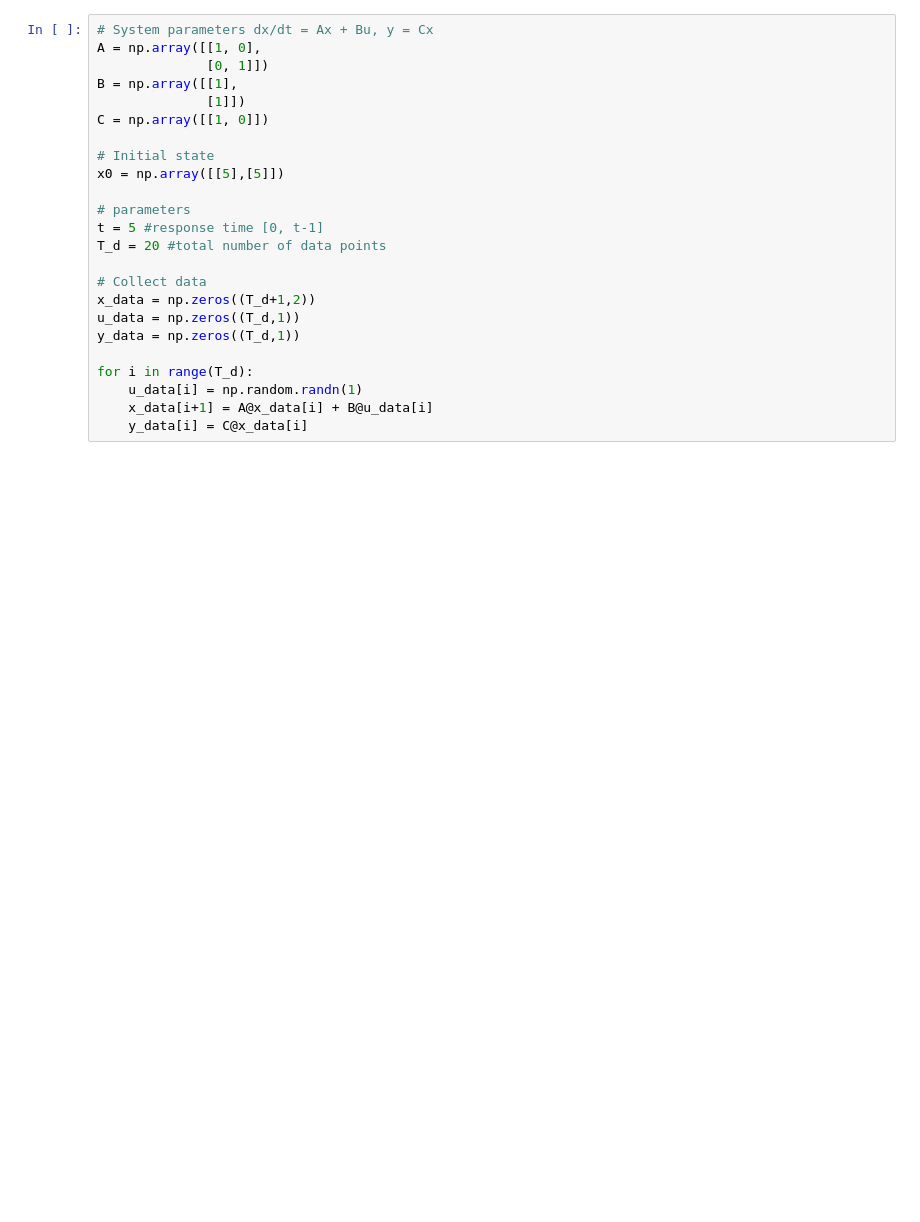
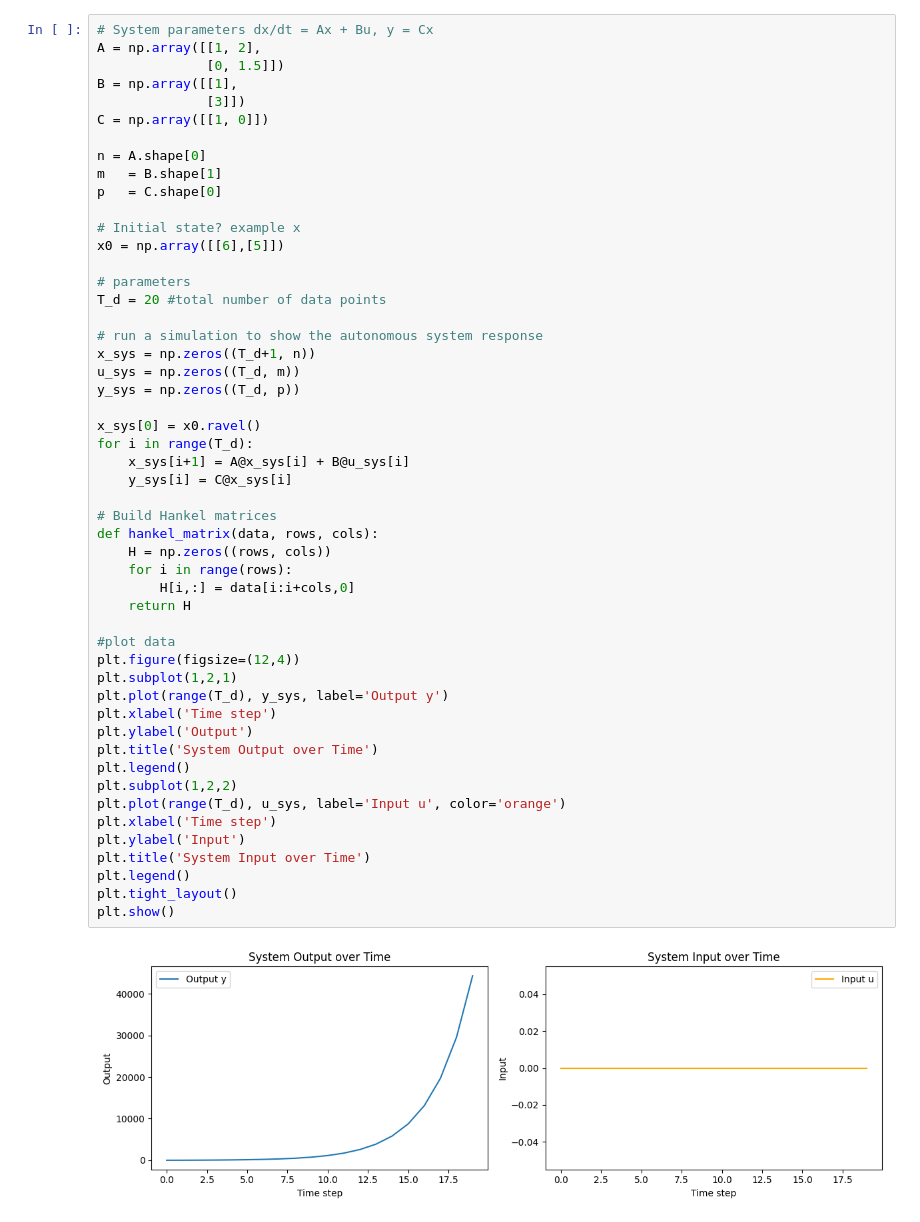
Before and after one commit to PeilinZhang/4YP, a Jupyter notebook: practice.ipynb, the cells around one changed output. Saved outputs shown, nothing was run; the diff lists cells and outputs as text; blank space fills up the shorter version.

```diff
--- a/practice.ipynb
+++ b/practice.ipynb
@@ -6,26 +6,55 @@ np.random.seed(1)                          # Generate random seed
 np.set_printoptions(precision=1)           # Set nice printing format
 # %%
 # System parameters dx/dt = Ax + Bu, y = Cx
-A = np.array([[1, 0],
-              [0, 1]])
+A = np.array([[1, 2],
+              [0, 1.5]])
 B = np.array([[1],
-              [1]])
+              [3]])
 C = np.array([[1, 0]])
 
-# Initial state
-x0 = np.array([[5],[5]])
+n = A.shape[0]
+m   = B.shape[1]
+p   = C.shape[0]
+
+# Initial state? example x
+x0 = np.array([[6],[5]])
 
 # parameters
-t = 5 #response time [0, t-1]
 T_d = 20 #total number of data points
 
-# Collect data
-x_data = np.zeros((T_d+1,2))
-u_data = np.zeros((T_d,1))
-y_data = np.zeros((T_d,1))
+# run a simulation to show the autonomous system response
+x_sys = np.zeros((T_d+1, n))
+u_sys = np.zeros((T_d, m))
+y_sys = np.zeros((T_d, p))
 
+x_sys[0] = x0.ravel()
 for i in range(T_d):
-    u_data[i] = np.random.randn(1)
-    x_data[i+1] = A@x_data[i] + B@u_data[i]
-    y_data[i] = C@x_data[i]
+    x_sys[i+1] = A@x_sys[i] + B@u_sys[i]
+    y_sys[i] = C@x_sys[i]
+
+# Build Hankel matrices
+def hankel_matrix(data, rows, cols):
+    H = np.zeros((rows, cols))
+    for i in range(rows):
+        H[i,:] = data[i:i+cols,0]
+    return H
+
+#plot data
+plt.figure(figsize=(12,4))
+plt.subplot(1,2,1)
+plt.plot(range(T_d), y_sys, label='Output y')
+plt.xlabel('Time step')
+plt.ylabel('Output')
+plt.title('System Output over Time')
+plt.legend()
+plt.subplot(1,2,2)
+plt.plot(range(T_d), u_sys, label='Input u', color='orange')
+plt.xlabel('Time step')
+plt.ylabel('Input')
+plt.title('System Input over Time')
+plt.legend()
+plt.tight_layout()
+plt.show()
+# %% [output]
+[figure, added]
 # %%
```
Also changed, not shown: parts of 5 cells of this notebook.
